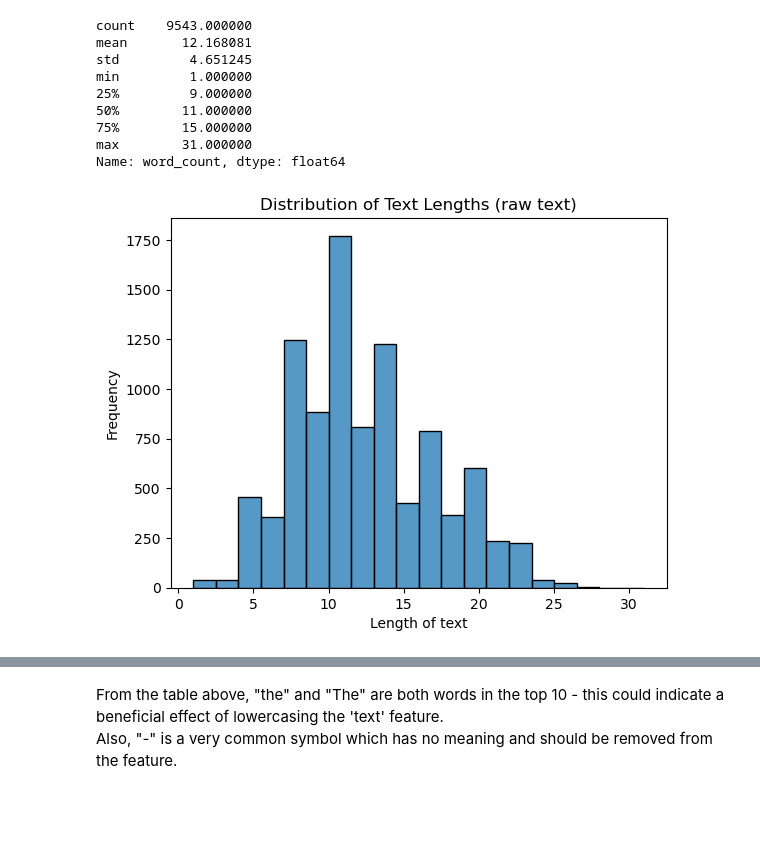
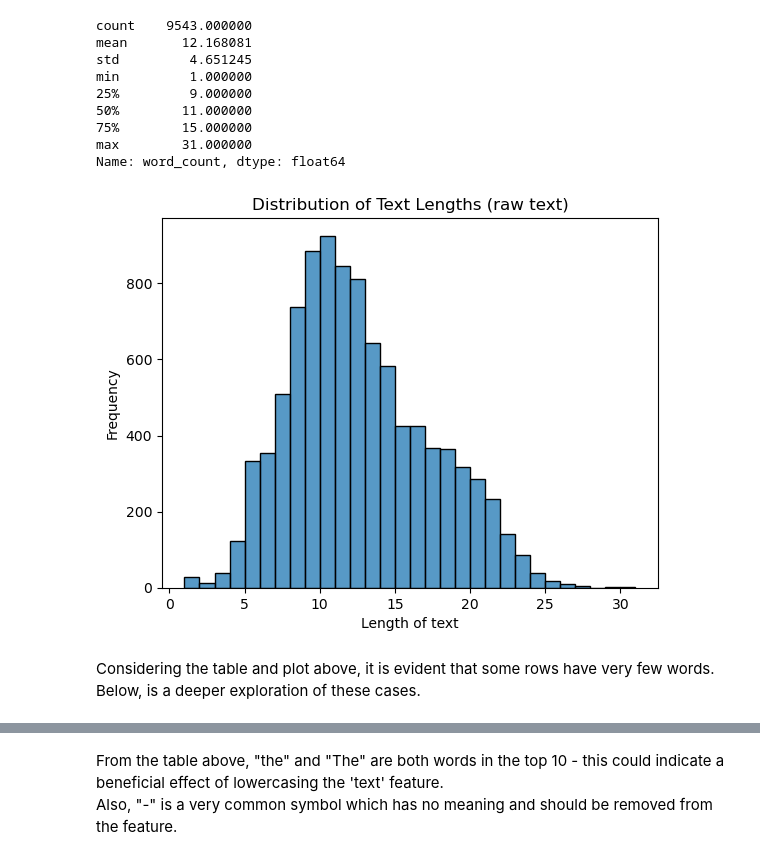
Before and after one commit to M4rtinsFons3caConsulting/TextMining, a Jupyter notebook: notebooks/project.ipynb, the cells around one changed output, grey strips where cells are left out. Drawn from its saved outputs; the diff is of its cells as text; code cells hidden in the pictures; blank space fills up the shorter version.

```diff
--- a/notebooks/project.ipynb
+++ b/notebooks/project.ipynb
@@ -95,10 +110,12 @@ max        31.000000
 Name: word_count, dtype: float64
 # %%
 #Plot distribution of text length
-sns.histplot(train_data['word_count'], bins=20)
+sns.histplot(train_data['word_count'], bins=30)
 plt.title("Distribution of Text Lengths (raw text)")
 plt.xlabel("Length of text")
 plt.ylabel("Frequency")
 plt.show()
 # %% [output]
-[figure, old version]
+[figure, new version]
+# %% [markdown]
+Considering the table and plot above, it is evident that some rows have very few words. Below, is a deeper exploration of these cases.
```
Also changed, not shown: parts of 30 cells of this notebook, 1 other file.
